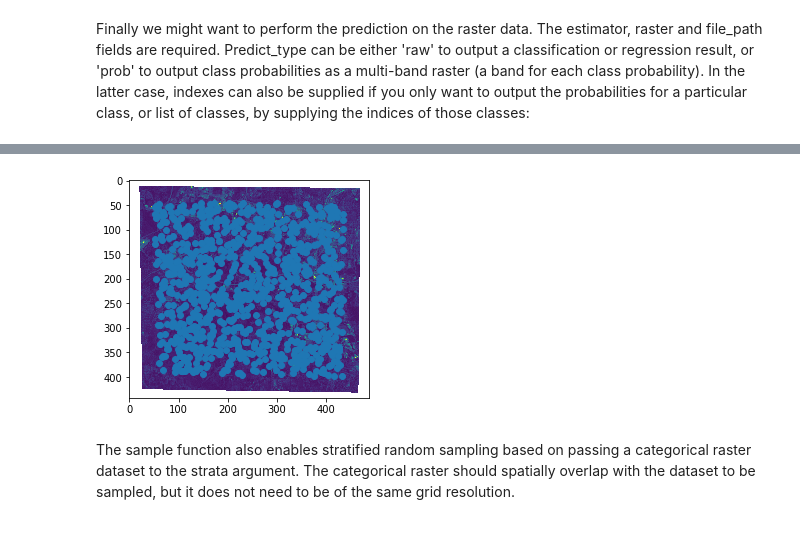
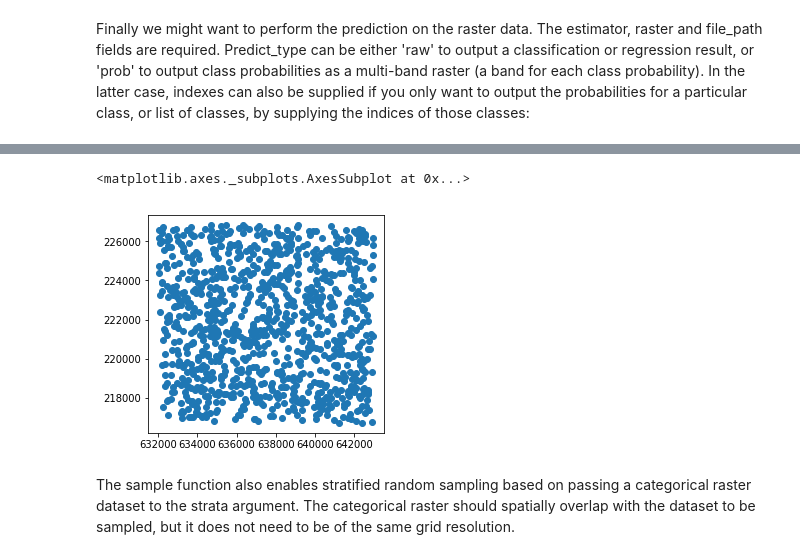
Before and after one commit to stevenpawley/Pyspatialml, a Jupyter notebook: examples/Example.ipynb, the cells around one changed output, grey strips where cells are left out. Cells and saved outputs as stored; diff of their text form; code cells hidden in the pictures.

```diff
--- a/examples/Example.ipynb
+++ b/examples/Example.ipynb
@@ -144,15 +146,10 @@ For many spatial models, it is common to take a random sample of the predictors
-# %%
-from pyspatialml.sampling import sample
-
-# extract training data using a random sample
-X, xy = sample(size=1000, dataset=src, random_state=1)
-
-# display the samples
-row, col = rasterio.transform.rowcol(src.transform, xs=xy[:, 0], ys=xy[:, 1])
-plt.imshow(src.read(1, masked=True))
-plt.scatter(x=col, y=row)
-plt.show()
-# %% [output]
-[figure, removed]
+# %%
+# sampling
+# extract training data using a random sample
+df_rand = stack.sample(size=1000, random_state=1)
+df_rand.plot()
+# %% [output]
+<matplotlib.axes._subplots.AxesSubplot at 0x...>
+[figure, added]
 # %% [markdown]
 The sample function also enables stratified random sampling based on passing a categorical raster dataset to the strata argument. The categorical raster should spatially overlap with the dataset to be sampled, but it does not need to be of the same grid resolution.
```
Also changed, not shown: parts of 34 cells of this notebook, 2 other files.
